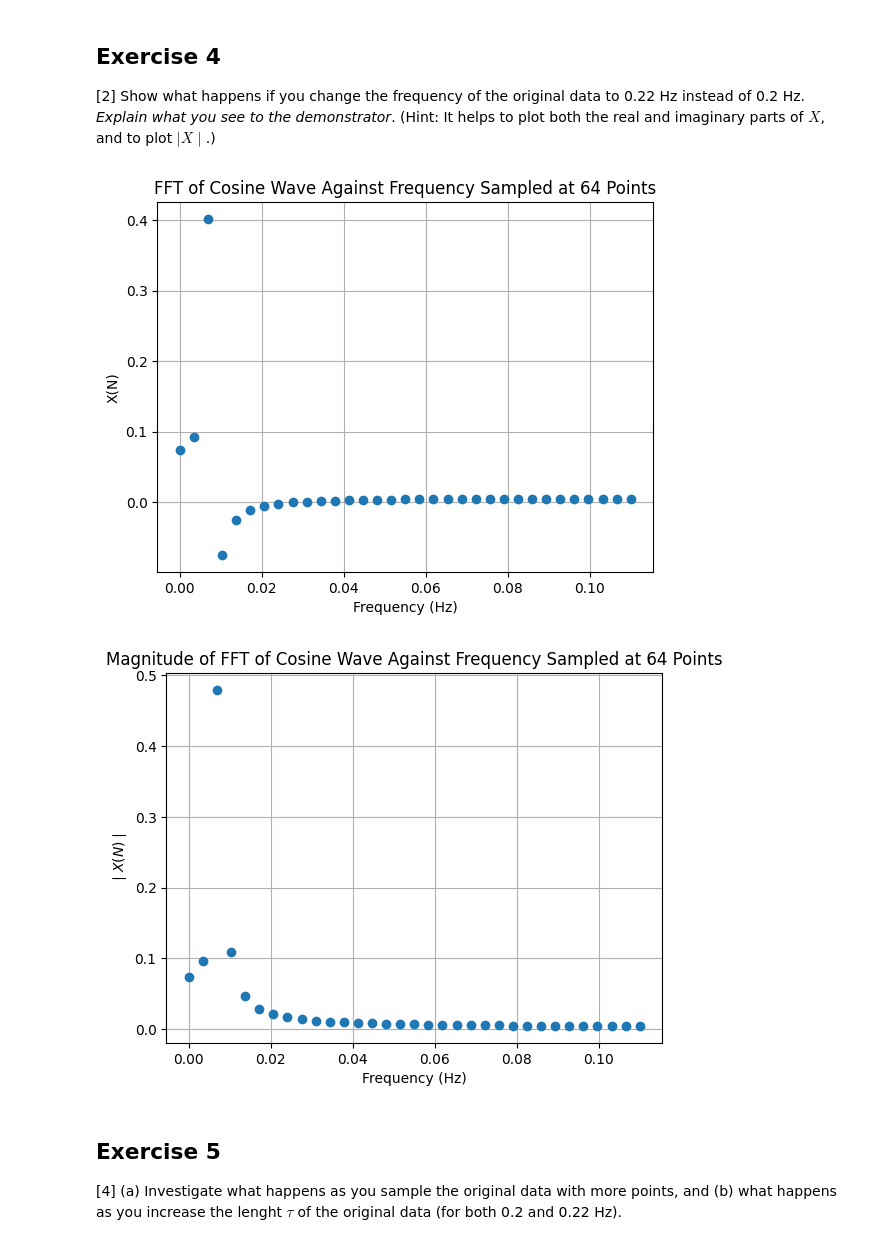
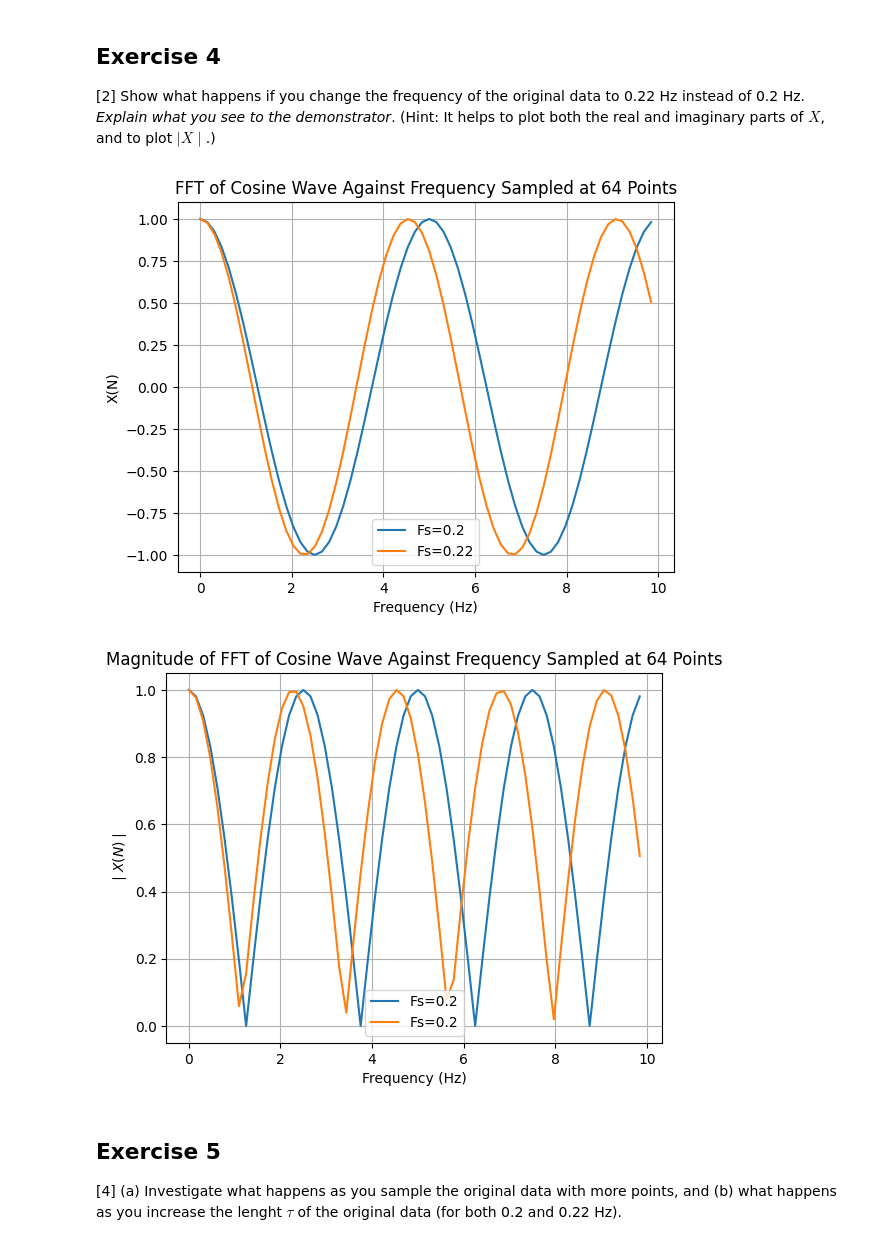
Before and after one commit to PX2145-2025/week-10-b-EvansElliot, a Jupyter notebook: FFT.ipynb, the cells around one changed output. Drawn from its saved outputs; the diff is of its cells as text; code cells hidden in the pictures.

```diff
--- a/FFT.ipynb
+++ b/FFT.ipynb
@@ -306,15 +306,14 @@ import numpy as np
 from numpy.fft import fft, ifft
 # %%
 def f(N,Fs,tau):
-  tau = 10.0
+
   t = np.linspace(0, tau, N, endpoint=False)
   return np.cos(2*np.pi*Fs*t)
 
 N=64
-Fs=0.2
-tau = 10
+tau=10
 t = np.linspace(0, tau, N, endpoint=False)
-plt.plot(t,f(64,0.2))
+plt.plot(t,f(64,0.2,10))
 plt.xlabel('Time(s)')
 plt.ylabel('Amplitude(m)')
 plt.title('Original Signal Against Time')
@@ -326,7 +325,7 @@ plt.grid(True)
 ## Exercise 2
 [2] Plot just the positive frequencies of the FFT using the `fft` routine of `numpy`. This is a plot versus point number.
 # %%
-x=f(64,0.2)
+x=f(64,0.2,10)
 X = fft(x)/N # fft and normalise
 X = X[0:N//2+1]
 plt.plot(np.abs(X),'o')
@@ -357,7 +356,7 @@ def Spectrum1(x, Fs):
     # X is complex array of amplitudes
     return frq , X
 
-frq,X=Spectrum1(f(64,0.2),0.2)
+frq,X=Spectrum1(f(64,0.2,10),0.2)
 
 plt.plot(frq,X,'o')
 plt.title('FFT of Cosine Wave Against Frequency Sampled at '+str(N)+' Points')
@@ -373,35 +372,38 @@ plt.grid()
 # %%
 def Spectrum1(x, Fs):
     '''
     One-sided amplitude spectrum of x(t).
     '''
     N = len(x) # length of the signal
     frq = (float(Fs)/N)*np.arange(0, N/2+1) # one-sided frequency range
     X = fft(x)/N # fft computing and normalization
     X = X[0:N//2+1] # take just positive values
     # (in python3, // ensures integer division)
 
     # frq is array of actual frequencies
     # X is complex array of amplitudes
     return frq , X
 
-frq,X=Spectrum1(f(64,0.22),0.22)
 
-plt.plot(frq,X,'o')
+plt.plot(t,f(64,0.2,10), label='Fs=0.2')
+plt.plot(t,f(64,0.22,10),label='Fs=0.22')
 plt.title('FFT of Cosine Wave Against Frequency Sampled at '+str(N)+' Points')
 plt.xlabel('Frequency (Hz)')
 plt.ylabel('X(N)')
 plt.grid()
+plt.legend(loc='best')
 plt.subplots()
 
-plt.plot(frq,np.abs(X),'o')
+plt.plot(t,np.abs(f(64,0.2,10)),label='Fs=0.2')
+plt.plot(t,np.abs(f(64,0.22,10)),label='Fs=0.2')
 plt.title('Magnitude of FFT of Cosine Wave Against Frequency Sampled at '+str(N)+' Points')
 plt.xlabel('Frequency (Hz)')
 plt.ylabel('$\mid X(N)\mid$')
+plt.legend(loc='best')
 plt.grid()
 # %% [output]
-[figure, old version]
+[figure, new version]
-[figure, old version]
+[figure, new version]
 # %% [markdown]
 ## Exercise 5
 
```
Also changed, not shown: parts of 4 cells of this notebook.
